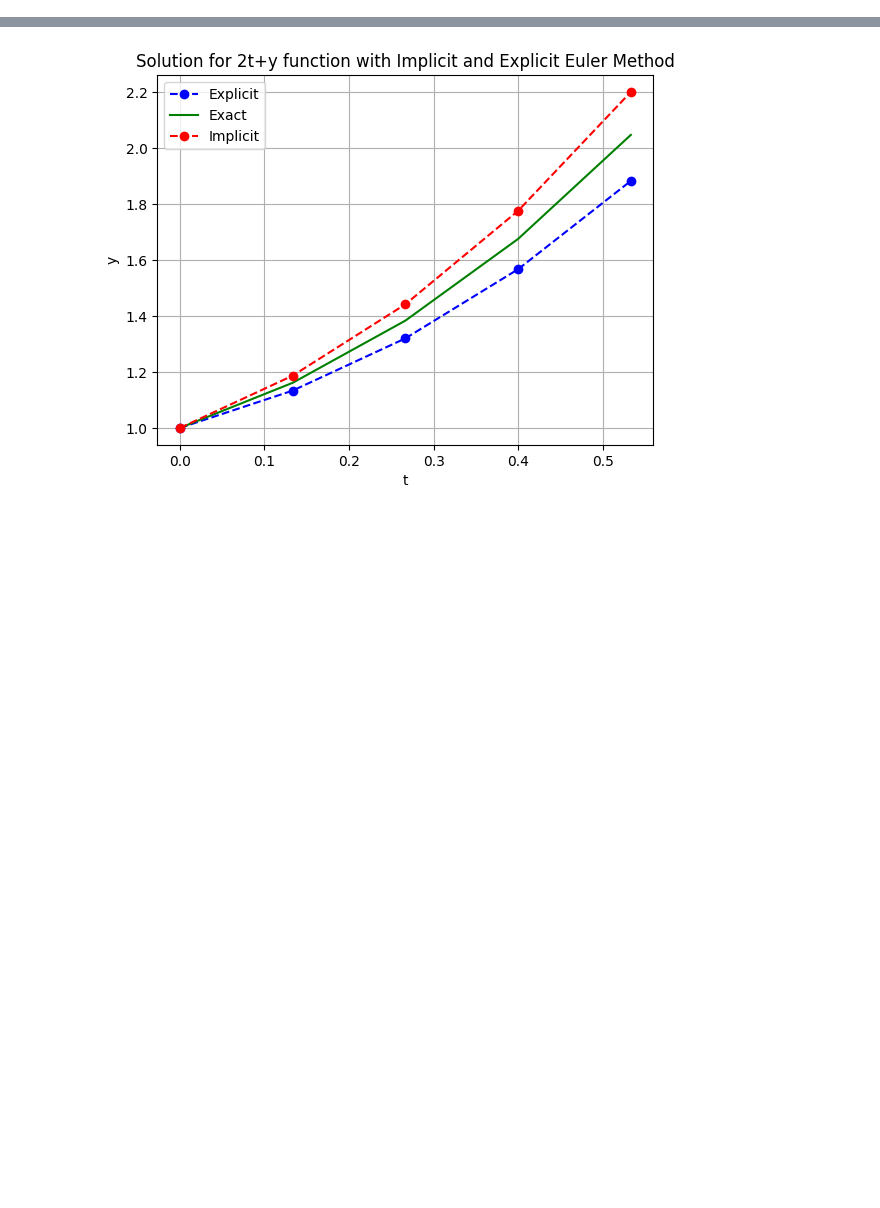
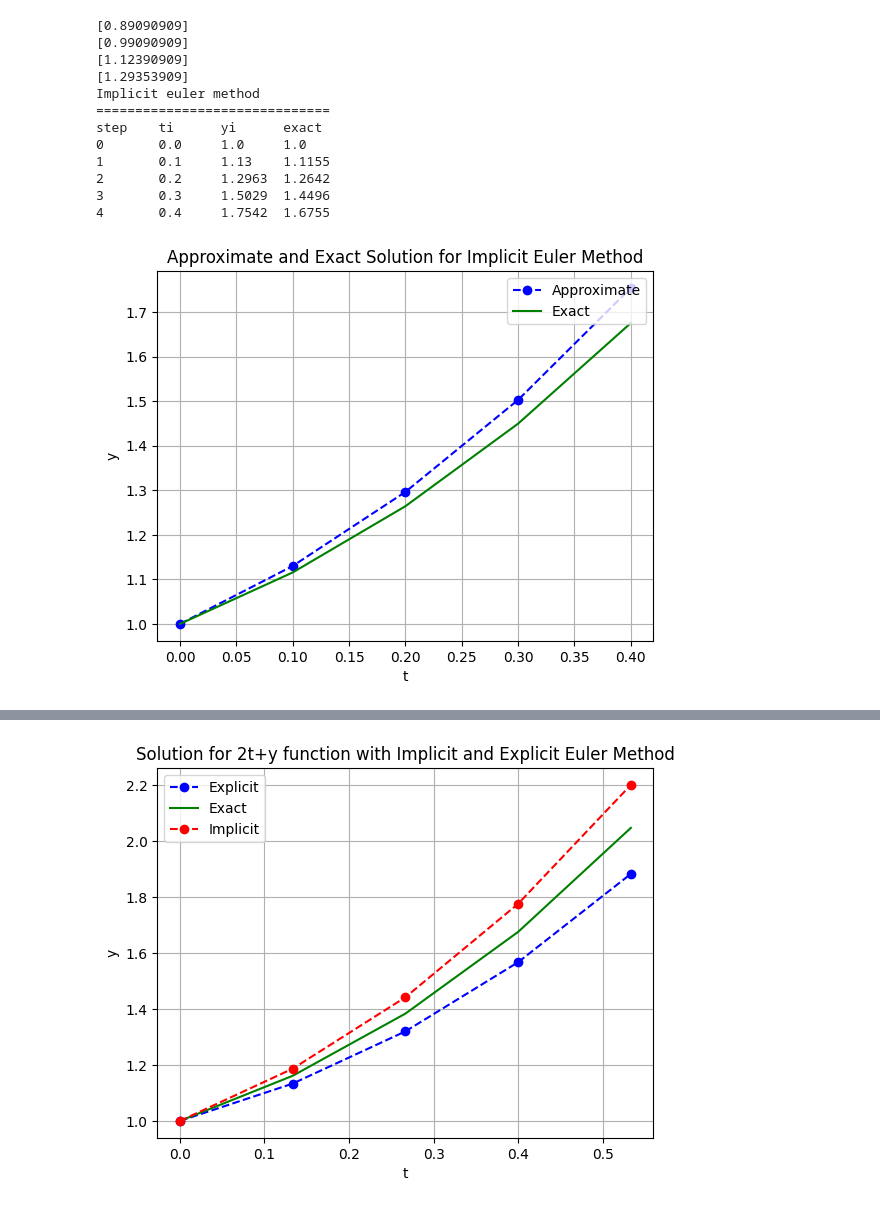
Before and after one commit to Polcsi/numeric-methods, a Jupyter notebook: euler.ipynb, the cells around one changed output, grey strips where cells are left out. Saved outputs shown, nothing was run; the diff lists cells and outputs as text; code cells hidden in the pictures; blank space fills up the shorter version.

Commit message:
updated methods

```diff
--- a/euler.ipynb
+++ b/euler.ipynb
@@ -1,6 +1,7 @@
 # %%
 import numpy as np
 import matplotlib.pyplot as plt
+from scipy.optimize import fsolve
 
 class Euler:
     __n: int
@@ -37,6 +38,10 @@ class Euler:
             self.__t[i + 1] = self.__t0 + self.__h * (i + 1)
 
             ye = self.__y[i] + self.__h * self.__f(self.__t[i], self.__y[i])
+
+            func_eq = lambda y: y - self.__y[i] + self.__h * self.__f(self.__t[i + 1], y)
+
+            print(fsolve(func_eq, self.__y[i]))
 
             self.__y[i + 1] = self.__y[i] + self.__h * self.__f(self.__t[i + 1], ye)
 
@@ -70,31 +75,45 @@ class Euler:
         plt.title('Approximate and Exact Solution for ' + type + ' Euler Method')
         plt.xlabel('t')
         plt.ylabel('y')
         plt.grid()
         plt.legend(loc='upper right')
         plt.show()
 
 ''' euler: Euler = Euler(n=10, h=0.1, b=2, t0=1, y0=-1, f=lambda t, y: (1 / (t * t) - y / t - (y * y)), exact=lambda t: -1 / t)
 euler.explicit_method()
 
 euler2: Euler = Euler(n=10, h=0.1, b=1, t0=0, y0=-1, f=lambda t, y: np.exp(-t), exact=lambda t: -np.exp(-t))
 euler2.explicit_method() '''
 
 ''' euler3: Euler = Euler(n=5, h=0.1, b=2, t0=1, y0=1, f=lambda t, s: 2 * t, exact=lambda t: np.power(t, 2) )
 euler3.explicit_method()
 euler3.implicit_method()
 
 euler4: Euler = Euler(n=10, h=0.3, b=4, t0=0, y0=1, f=lambda t, y: -2 * t * y, exact=lambda t: np.exp(-np.power(t, 2)))
 euler4.explicit_method()
 
 euler5: Euler = Euler(n=10, h=0.1, b=1, t0=0, y0=1, f=lambda t, y: t + y, exact=lambda t: -t -1 + 2 * np.exp(t))
 euler5.explicit_method()
 euler5.implicit_method() '''
 
 ''' euler6: Euler = Euler(n=20, b=5, t0=0, y0=1, f=lambda t, y: -np.power(y, 2), exact=lambda t: 1 / (t + 1))
 euler6.explicit_method()
 euler6.implicit_method() '''
 
 euler6: Euler = Euler(n=4, h=0.1, b=0.4, t0=0, y0=1, f=lambda t, y: (2 * t) + y, exact=lambda t: (-2) * (t + 1) + 3 * np.exp(t))
-euler6.explicit_method()
+#euler6.explicit_method()
 euler6.implicit_method()
+# %% [output]
+[0.89090909]
+[0.99090909]
+[1.12390909]
+[1.29353909]
+Implicit euler method
+==============================
+step    ti      yi      exact
+0       0.0     1.0     1.0
+1       0.1     1.13    1.1155
+2       0.2     1.2963  1.2642
+3       0.3     1.5029  1.4496
+4       0.4     1.7542  1.6755
+[figure, added]
```
Also changed, not shown: parts of 1 cell of this notebook, 5 other files.
